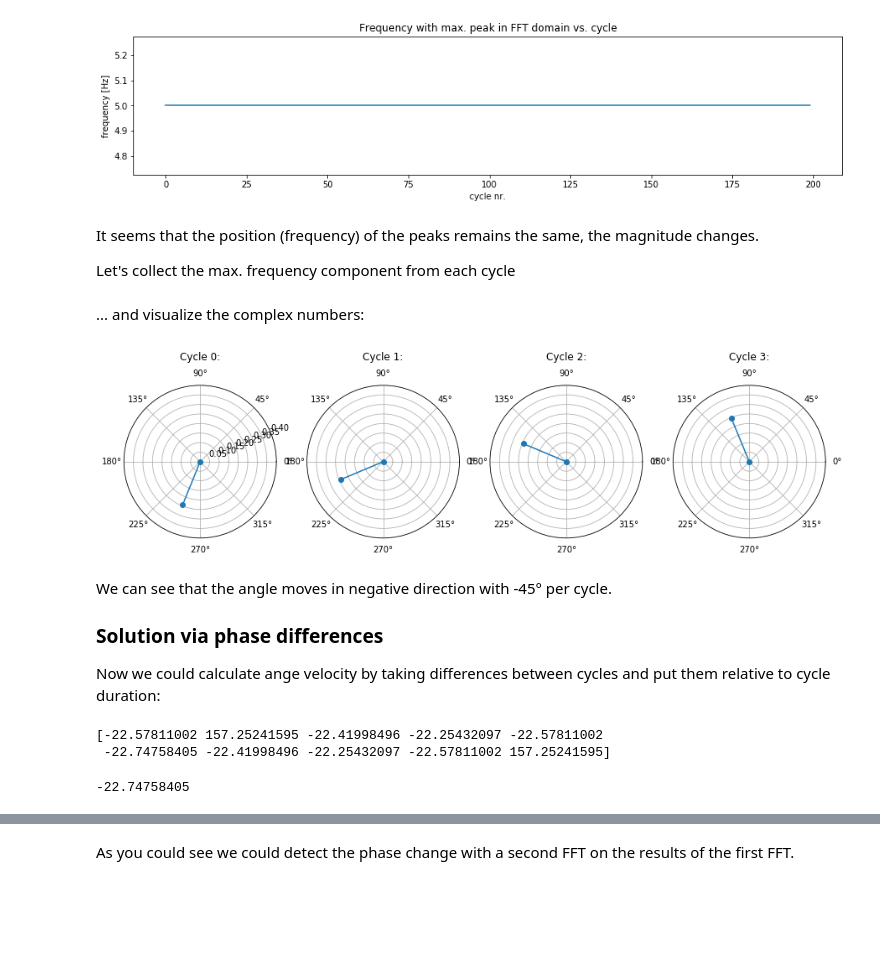
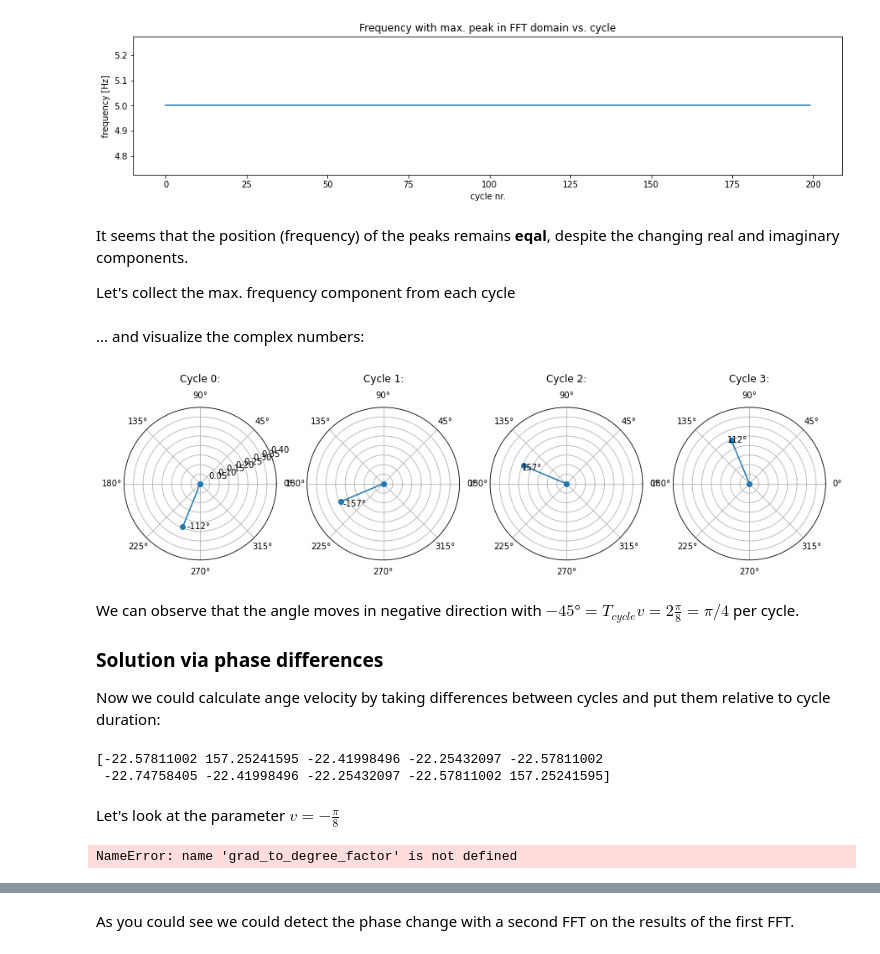
Before and after one commit to kopytjuk/python-fmcw, a Jupyter notebook: DFT.ipynb, the cells around one changed output, grey strips where cells are left out. Drawn from its saved outputs; the diff is of its cells as text; code cells hidden in the pictures; blank space fills up the shorter version.

```diff
--- a/DFT.ipynb
+++ b/DFT.ipynb
@@ -25,0 +20,4 @@ print(T)
+# %%
+T_s = 1/f_s
+print(T_s, "seconds")
+print(T_s*1000, "ms")
@@ -26,7 +27,7 @@ print(T)
 # %% [markdown]
 Create time vector, each element corresponds to a measurement
 # %%
-t = np.linspace(0, T*N, N)
+t = np.linspace(0, T_s*N, N)
 # %% [markdown]
 The signal which we are sampling:
 
@@ -312,7 +353,7 @@ plt.title("Frequency with max. peak in FFT domain vs. cycle");
 # %% [output]
 [figure]
 # %% [markdown]
-It seems that the position (frequency) of the peaks remains the same, the magnitude changes.
+It seems that the position (frequency) of the peaks remains **eqal**, despite the changing real and imaginary components.
 
 Let's collect the max. frequency component from each cycle
 # %%
@@ -327,23 +371,19 @@ for res in fft_cycle_results:
 # %%
 n_cycles_to_display = 4
 cycle_max_list_display = cycle_max_list[:n_cycles_to_display]
 
-fig, ax = plt.subplots(ncols=len(cycle_max_list_display), figsize=(15, 30), subplot_kw={'projection': "polar"}, sharey=True)
+fig, ax = plt.subplots(ncols=len(cycle_max_list_display), figsize=(15, 30),
+                       subplot_kw={'projection': "polar"}, sharey=True)
 
 for i, ax, res in zip(range(n_cycles_to_display), ax, cycle_max_list_display):
-    #ax.scatter(np.angle(res), np.abs(res))
-    #ax.arrow(0, 0, np.angle(res), np.abs(res), length_includes_head=True, width=0.01)
     ax.plot([0, np.angle(res)], [0, np.abs(res)], marker="o")
-
-    #print(np.angle(res))
-    #angle_vector = np.linspace(0, np.angle(res)//(2*np.pi), 1000)
-    #ax.plot(angle_vector, np.abs(res)*np.ones_like(angle_vector))
+    ax.text(np.angle(res)+0.1, np.abs(res), "%d°" % int(np.angle(res, deg=True)))
     ax.set_ylim([0, 0.4])
     ax.set_title("Cycle %d:\n" % (i, ))
 # %% [output]
-[figure, old version]
+[figure, new version]
 # %% [markdown]
-We can see that the angle moves in negative direction with -45° per cycle.
+We can observe that the angle moves in negative direction with $-45° = T_{cycle}v = 2\frac{\pi}{8} = \pi/4$ per cycle.
 
 ### Solution via phase differences
 
@@ -355,7 +395,10 @@ print(angle_vel[:10])
 # %% [output]
 [-22.57811002 157.25241595 -22.41998496 -22.25432097 -22.57811002
  -22.74758405 -22.41998496 -22.25432097 -22.57811002 157.25241595]
-# %%
-157.25241595-180
-# %% [output]
--22.74758405
+# %% [markdown]
+Let's look at the parameter $v = -\frac{\pi}{8}$
+# %%
+v = -np.pi/8*grad_to_degree_factor
+print(v)
+# %% [output]
+NameError: name 'grad_to_degree_factor' is not defined
```
Also changed, not shown: parts of 34 cells of this notebook.
